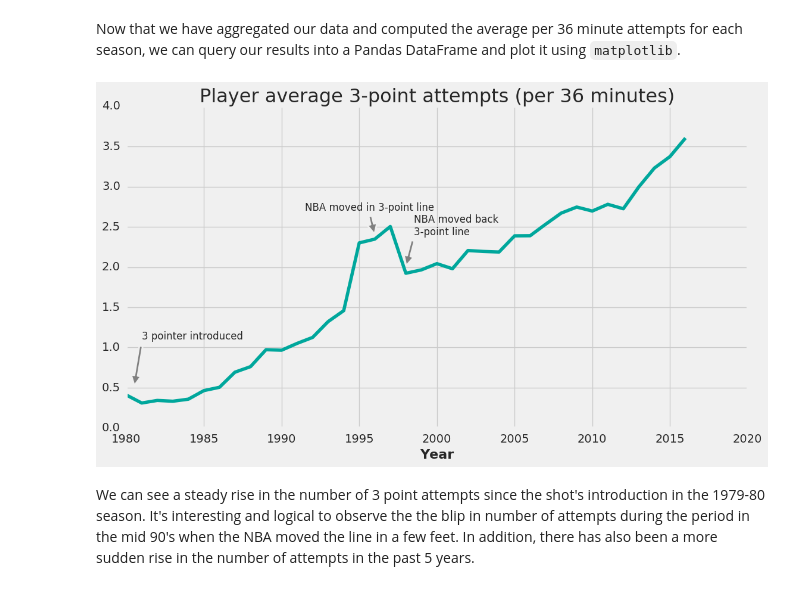
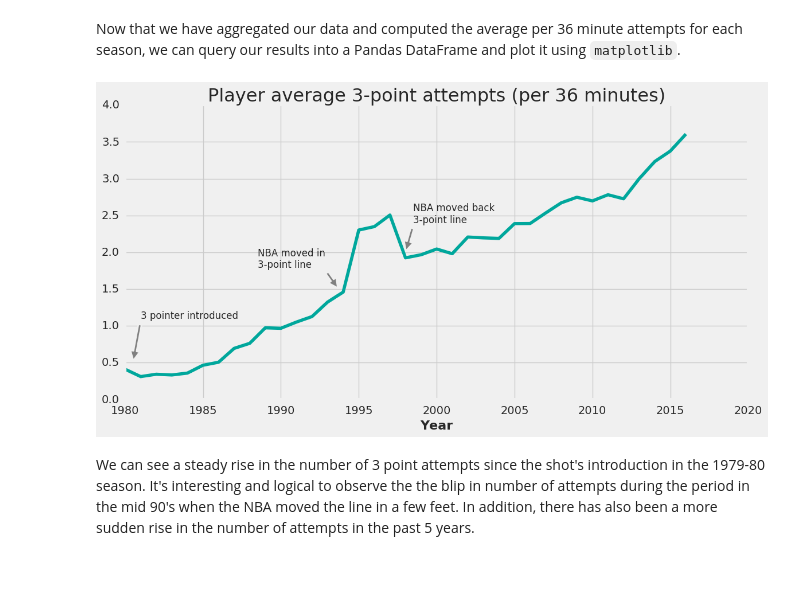
Before and after one commit to crawles/spark-nba-analytics, a Jupyter notebook: nba_spark.ipynb, the cells around one changed output. Cells and saved outputs as stored; diff of their text form; code cells hidden in the pictures.

Commit message:
Updated plots

```diff
--- a/nba_spark.ipynb
+++ b/nba_spark.ipynb
@@ -102,24 +108,26 @@ Alternatively, we can utilize Spark SQL to perform the same query using plain SQ
 # or could use SQL
 sqlContext.registerDataFrameAsTable(df, 'df')
 fga_py = sqlContext.sql('''SELECT yr,
-                                  sum(fg3a)/sum(mp)*36 fg3a_pm
+                                  sum(fg3a)/sum(mp)*36 fg3a_p36m
                            FROM df GROUP BY yr
                            ORDER BY yr''')
 # %% [markdown]
 Now that we have aggregated our data and computed the average per 36 minute attempts for each season, we can query our results into a Pandas DataFrame and plot it using `matplotlib`.
 # %%
 _df = fga_py.toPandas()
-plt.plot(_df.yr,_df.fg3a_pm, color = '#00a79c')
+plt.plot(_df.yr,_df.fg3a_p36m, color = '#00a79c')
 plt.xlabel('Year')
 _=plt.title('Player average 3-point attempts (per 36 minutes)')
 _=plt.annotate('3 pointer introduced', xy=(1980.5, .5), xytext=(1981, 1.1), fontsize = 12,
                arrowprops=dict(facecolor='grey', shrink=0.05, linewidth = 2))
-_=plt.annotate('NBA moved in 3-point line', xy=(1996, 2.4), xytext=(1991.5, 2.7), fontsize = 12,
+_=plt.annotate('NBA moved in\n3-point line', xy=(1993.7, 1.5), xytext=(1988.5, 1.79), fontsize = 12,
                arrowprops=dict(facecolor='grey', shrink=0.05, linewidth = 2))
 _=plt.annotate('NBA moved back\n3-point line', xy=(1998, 2.), xytext=(1998.5, 2.4), fontsize = 12,
                arrowprops=dict(facecolor='grey', shrink=0.05, linewidth = 2))
+plt.tight_layout()
+plt.savefig('results/3_point_trend.png')
 # %% [output]
-[figure, old version]
+[figure, new version]
 # %% [markdown]
 We can see a steady rise in the number of 3 point attempts since the shot's introduction in the 1979-80 season. It's interesting and logical to observe the the blip in number of attempts during the period in the mid 90's when the NBA moved the line in a few feet. In addition, there has also been a more sudden rise in the number of attempts in the past 5 years.
 # %% [markdown]
```
Also changed, not shown: parts of 6 cells of this notebook, 13 other files.
